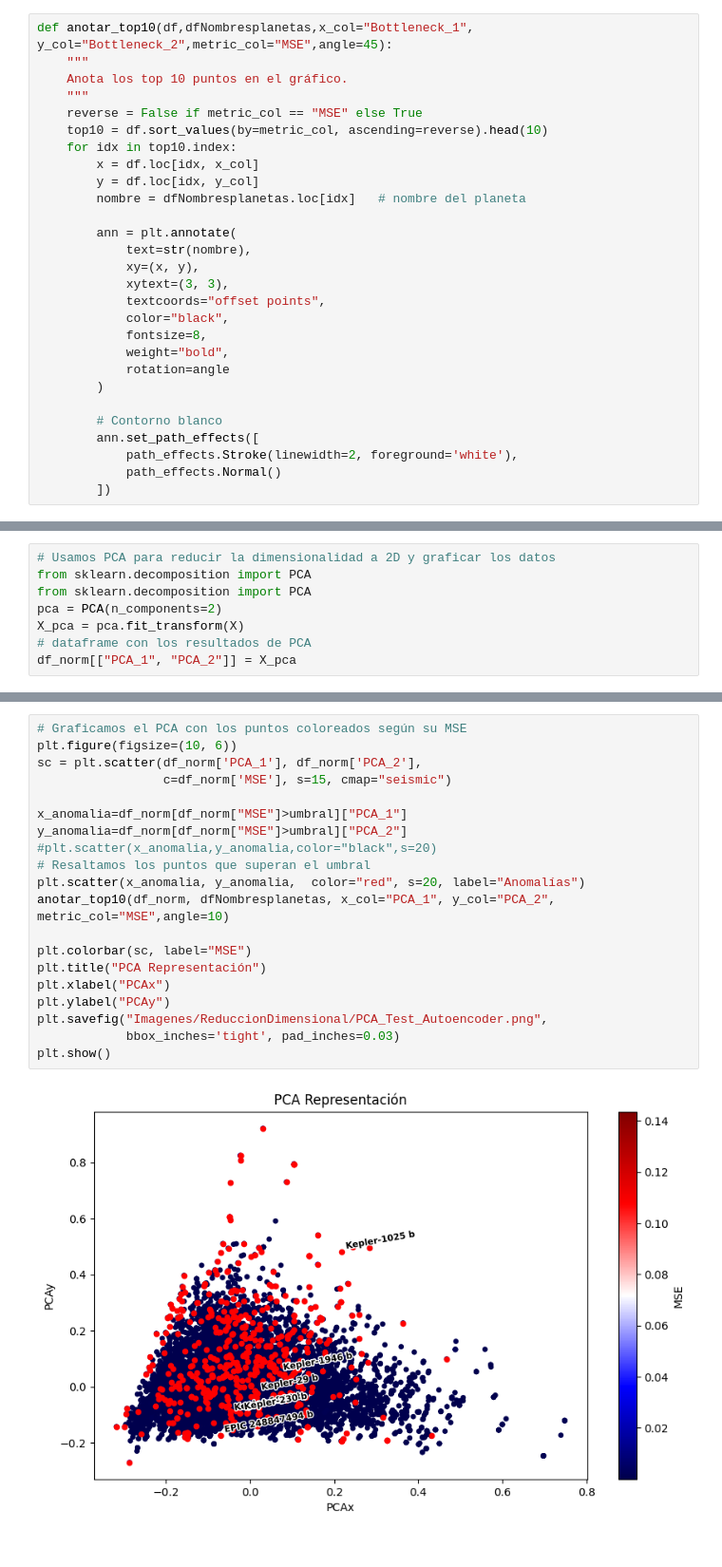
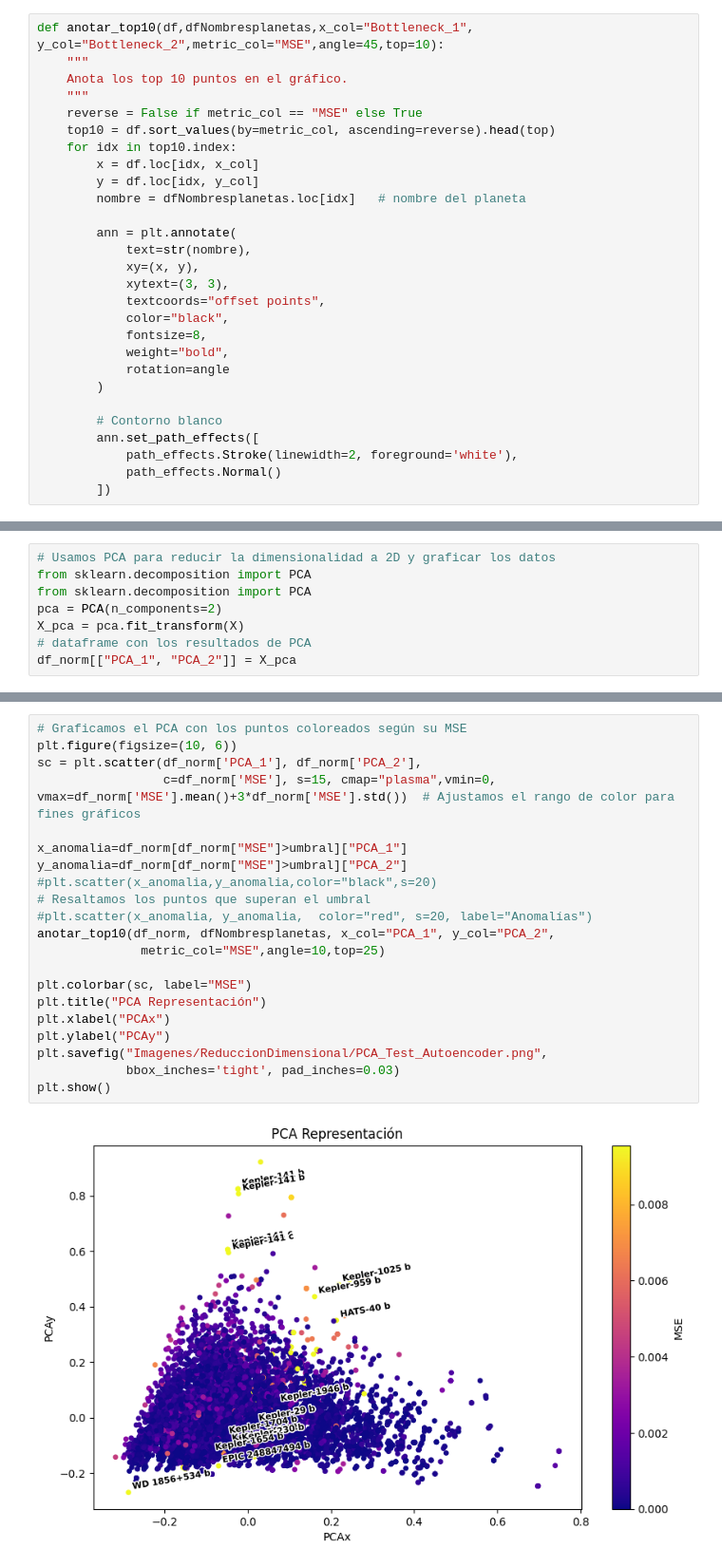
Before and after one commit to AlexSalazar314/Portafolio, a Jupyter notebook: DeteccionAnomalias_SistemasPlanetarios/DeteccionAnomaliasSistemasPlanetarios.ipynb, the cells around one changed output, grey strips where cells are left out. Shown at 95% size. Cells and saved outputs as stored; diff of their text form.

```diff
--- a/DeteccionAnomalias_SistemasPlanetarios/DeteccionAnomaliasSistemasPlanetarios.ipynb
+++ b/DeteccionAnomalias_SistemasPlanetarios/DeteccionAnomaliasSistemasPlanetarios.ipynb
@@ -616,10 +621,10 @@ df_norm ["MSE"] = mse_X
 # %%
-def anotar_top10(df,dfNombresplanetas,x_col="Bottleneck_1", y_col="Bottleneck_2",metric_col="MSE",angle=45):
+def anotar_top10(df,dfNombresplanetas,x_col="Bottleneck_1", y_col="Bottleneck_2",metric_col="MSE",angle=45,top=10):
     """
     Anota los top 10 puntos en el gráfico.
     """
     reverse = False if metric_col == "MSE" else True
-    top10 = df.sort_values(by=metric_col, ascending=reverse).head(10)
+    top10 = df.sort_values(by=metric_col, ascending=reverse).head(top)
     for idx in top10.index:
         x = df.loc[idx, x_col]
         y = df.loc[idx, y_col]
@@ -677,25 +709,26 @@ df_norm[["PCA_1", "PCA_2"]] = X_pca
 # %%
 # Graficamos el PCA con los puntos coloreados según su MSE
 plt.figure(figsize=(10, 6))
 sc = plt.scatter(df_norm['PCA_1'], df_norm['PCA_2'],
-                 c=df_norm['MSE'], s=15, cmap="seismic")
+                 c=df_norm['MSE'], s=15, cmap="plasma",vmin=0, vmax=df_norm['MSE'].mean()+3*df_norm['MSE'].std())  # Ajustamos el rango de color para fines gráficos
 
 x_anomalia=df_norm[df_norm["MSE"]>umbral]["PCA_1"]
 y_anomalia=df_norm[df_norm["MSE"]>umbral]["PCA_2"]
 #plt.scatter(x_anomalia,y_anomalia,color="black",s=20)
 # Resaltamos los puntos que superan el umbral
-plt.scatter(x_anomalia, y_anomalia,  color="red", s=20, label="Anomalías")
-anotar_top10(df_norm, dfNombresplanetas, x_col="PCA_1", y_col="PCA_2", metric_col="MSE",angle=10)
+#plt.scatter(x_anomalia, y_anomalia,  color="red", s=20, label="Anomalías")
+anotar_top10(df_norm, dfNombresplanetas, x_col="PCA_1", y_col="PCA_2",
+              metric_col="MSE",angle=10,top=25)
 
 plt.colorbar(sc, label="MSE")
 plt.title("PCA Representación")
 plt.xlabel("PCAx")
 plt.ylabel("PCAy")
 plt.savefig("Imagenes/ReduccionDimensional/PCA_Test_Autoencoder.png",
             bbox_inches='tight', pad_inches=0.03)
 plt.show()
 # %% [output]
-[figure, old version]
+[figure, new version]
 # %%
 # Representacion Autoencoder con scoreIF
 plt.figure(figsize=(10, 6))
```
Also changed, not shown: parts of 15 cells of this notebook, 1 other file.
